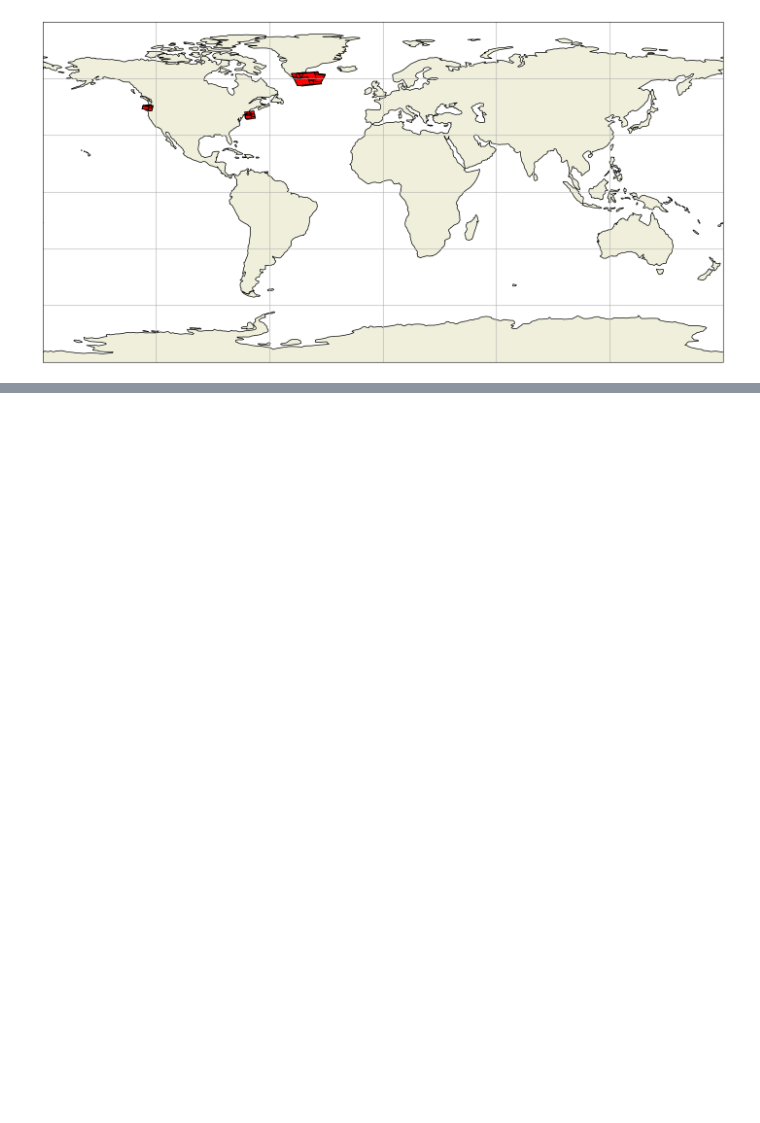
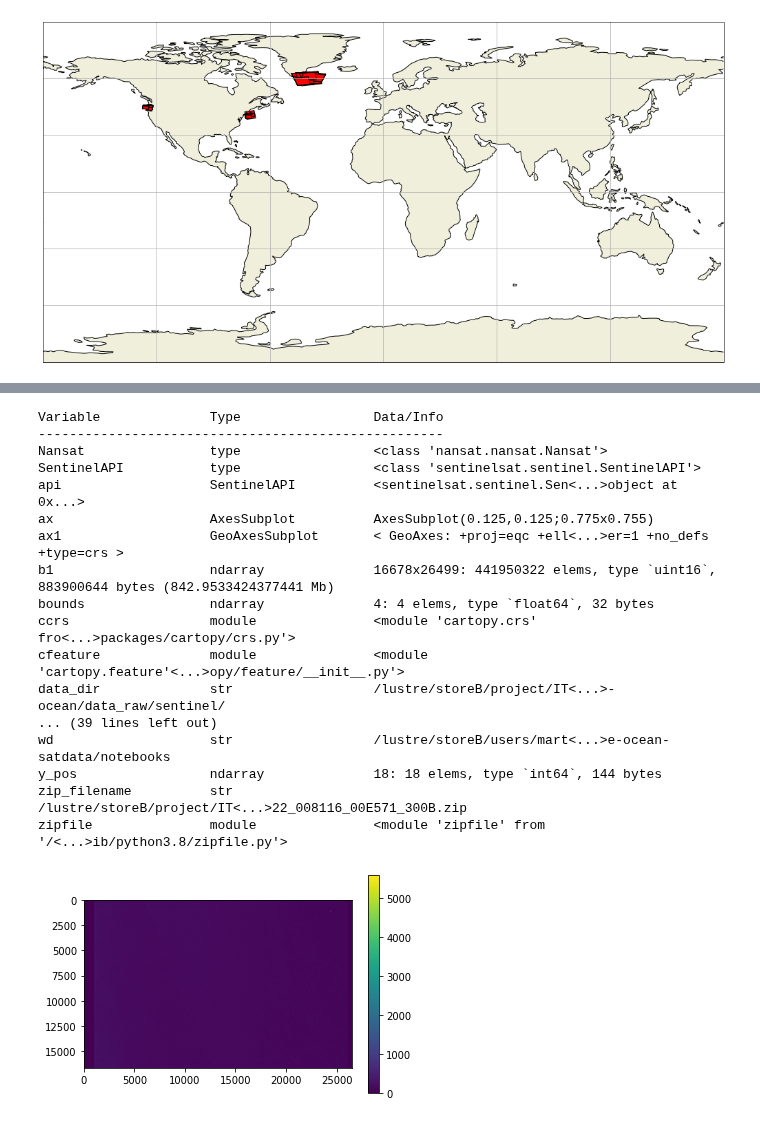
Before and after one commit to metno/machine-ocean-satdata, a Jupyter notebook: notebooks/sat_sandbox.ipynb, the cells around one changed output, grey strips where cells are left out. Cells and saved outputs as stored; diff of their text form; code cells hidden in the pictures; blank space fills up the shorter version.

```diff
--- a/notebooks/sat_sandbox.ipynb
+++ b/notebooks/sat_sandbox.ipynb
@@ -316,10 +362,20 @@ for product_name in products_gdf.title:
 # Clone nansat and add to $PYTHONPATH
 #!git clone git@github.com:nansencenter/nansat.git
 import sys
-sys.path.append("./nansat")
+sys.path.append("../../nansat/")
+from nansat import Nansat
+
+# (might have to compile some code in Nansat, see warning when importing from nansat)
+# (in nansat root dir: python setup.py build_ext --inplace)
 
 # Install nansat dependency (not found in conda env production-10-2022)
 #%pip install --user pythesint
 
-# TODO: plot a product – original and normalized side-by-side CONT HERE!
+# if you are running on you own laptop you will also need to do:
+#!sudo apt-get install libgdal-dev
+#!pip install --user GDAL==$(gdal-config --version | awk -F'[.]' '{print $1"."$2}')
+
+# list a SAR product with Nansat
+n = Nansat(data_dir + "S1A_IW_GRDH_1SDV_20220925T171246_20220925T171311_045164_0565E1_358E.SAFE")
+print(n)
 # %% [output]
@@ -338,0 +405,29 @@ Note: you may need to restart the kernel to use updated packages.
+# %%
+# plot a SAR product with Nansat
+b1 = n[1]
+
+%whos
+plt.imshow(b1);plt.colorbar()
+plt.show()
+
+# write to file
+#n.write_figure('map.png', pltshow=True)
+# %% [output]
+Variable              Type                 Data/Info
+----------------------------------------------------
+Nansat                type                 <class 'nansat.nansat.Nansat'>
+SentinelAPI           type                 <class 'sentinelsat.sentinel.SentinelAPI'>
+api                   SentinelAPI          <sentinelsat.sentinel.Sen<...>object at 0x...>
+ax                    AxesSubplot          AxesSubplot(0.125,0.125;0.775x0.755)
+ax1                   GeoAxesSubplot       < GeoAxes: +proj=eqc +ell<...>er=1 +no_defs +type=crs >
+b1                    ndarray              16678x26499: 441950322 elems, type `uint16`, 883900644 bytes (842.9533424377441 Mb)
+bounds                ndarray              4: 4 elems, type `float64`, 32 bytes
+ccrs                  module               <module 'cartopy.crs' fro<...>packages/cartopy/crs.py'>
+cfeature              module               <module 'cartopy.feature'<...>opy/feature/__init__.py'>
+data_dir              str                  /lustre/storeB/project/IT<...>-ocean/data_raw/sentinel/
+... (39 lines left out)
+wd                    str                  /lustre/storeB/users/mart<...>e-ocean-satdata/notebooks
+y_pos                 ndarray              18: 18 elems, type `int64`, 144 bytes
+zip_filename          str                  /lustre/storeB/project/IT<...>22_008116_00E571_300B.zip
+zipfile               module               <module 'zipfile' from '/<...>ib/python3.8/zipfile.py'>
+[figure, added]
```
Also changed, not shown: parts of 14 cells of this notebook.
